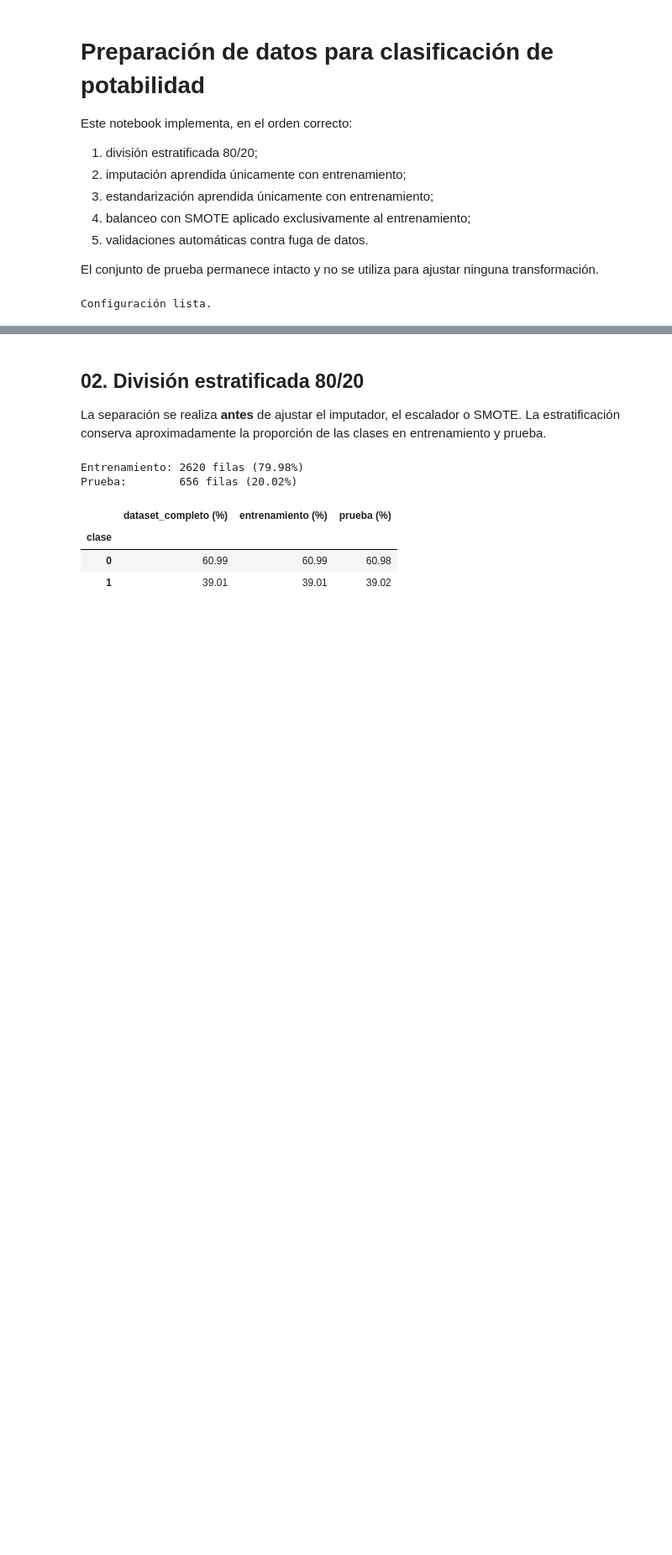
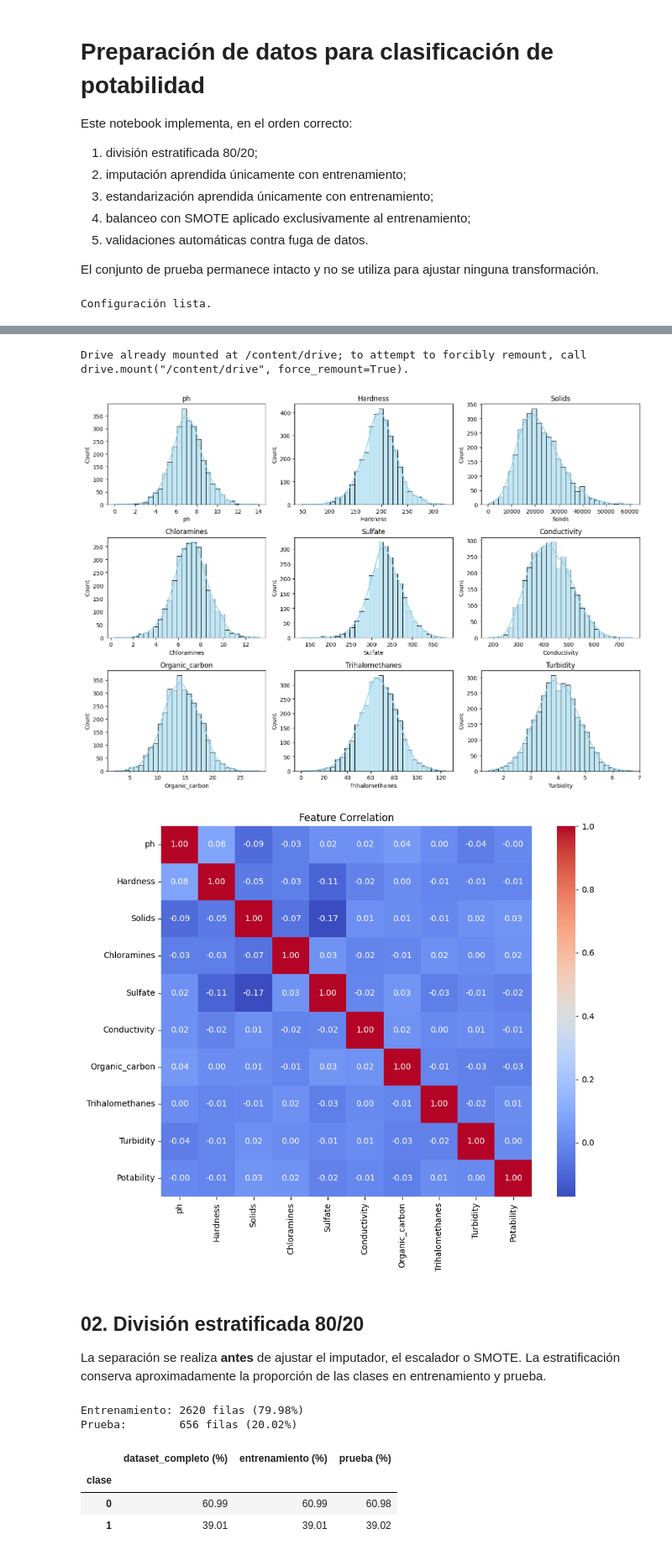
Before and after one commit to Quantum-Odyssey/Quantathon, a Jupyter notebook: notebooks/SVM_RBF.ipynb, the cells around one changed output, grey strips where cells are left out. Shown at 84% size. Drawn from its saved outputs; the diff is of its cells as text; code cells hidden in the pictures; blank space fills up the shorter version.

```diff
--- a/notebooks/SVM_RBF.ipynb
+++ b/notebooks/SVM_RBF.ipynb
@@ -127,6 +130,33 @@ Valores faltantes:
 | Organic_carbon | 0 |
 | Trihalomethanes | 162 |
 | Turbidity | 0 |
+# %%
+from google.colab import drive
+drive.mount('/content/drive')
+# %% [output]
+Drive already mounted at /content/drive; to attempt to forcibly remount, call drive.mount("/content/drive", force_remount=True).
+# %%
+features = ['ph', 'Hardness', 'Solids','Chloramines', 'Sulfate', 'Conductivity',
+            'Organic_carbon', 'Trihalomethanes', 'Turbidity']
+
+# Exploratory Data Analysis
+plt.figure(figsize=(14, 10))
+for idx, col in enumerate(features):
+    plt.subplot(3, 3, idx + 1)
+    sns.histplot(df[col], kde=True, bins=30, color='skyblue')
+    plt.title(col)
+plt.tight_layout()
+plt.savefig("eda_analysis.pdf")
+
+plt.figure(figsize=(10, 8))
+corr_matrix = df[features + ['Potability']].corr()
+sns.heatmap(corr_matrix, annot=True, fmt='.2f', cmap='coolwarm', square=True)
+plt.title('Feature Correlation')
+plt.tight_layout()
+plt.savefig("feature_correlation.pdf")
+# %% [output]
+[figure, added]
+[figure, added]
 # %% [markdown]
 ## 02. División estratificada 80/20
 
```
Also changed, not shown: parts of 3 cells of this notebook.
